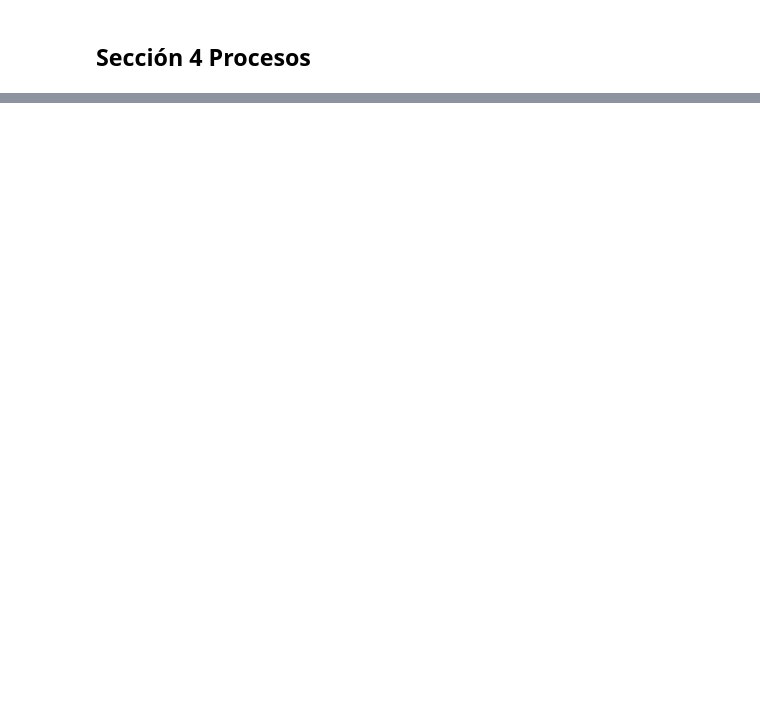
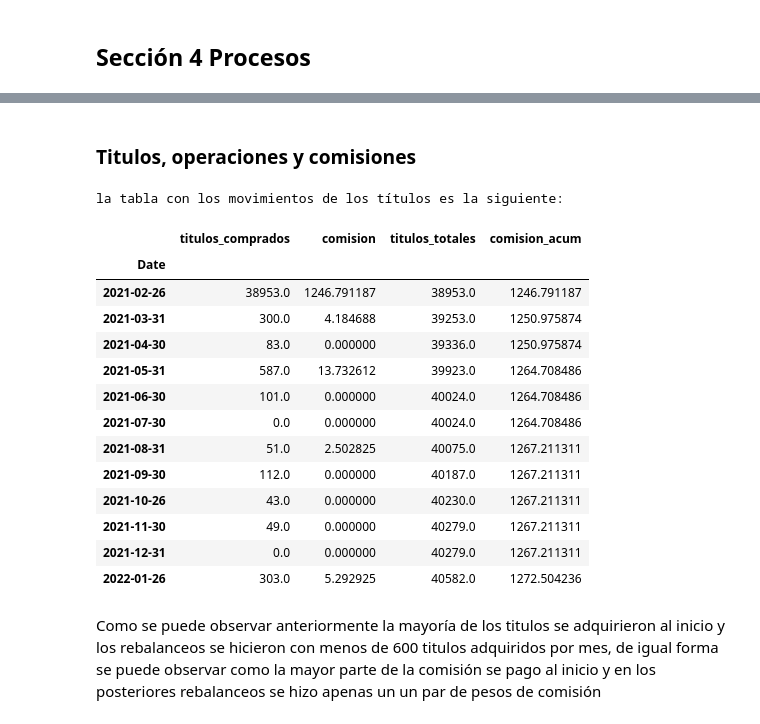
Before and after one commit to Palacios-F/LaboratorioN1, a Jupyter notebook: notebook.ipynb, the cells around one changed output, grey strips where cells are left out. Cells and saved outputs as stored; diff of their text form; code cells hidden in the pictures; blank space fills up the shorter version.

```diff
--- a/notebook.ipynb
+++ b/notebook.ipynb
@@ -24,0 +146,10 @@ Describir, utilizando texto y  otros apoyos visuales como gráficas y diagramas,
+# %%
+efficient_w = fun.port_emv(dt.Returns_d,dt.rf,dt.Sigma_d,4)
+weights_sharpe = fun.short_weigths(dt.Tickers[dt.Tickers != "MXN.MX"].to_list(),efficient_w)
+
+results_active, table_T = fun.active(dt.data_M.loc[:,dt.data_M.columns.isin(weights_sharpe.index.sort_values().to_list())],
+                             weights_sharpe,dt.closes_rend_dates,dt.capital,0.05)
+results_active = fun.tabla_rend(results_active)
+
+print("Los resultados de la estrategia activa son los siguientes: ")
+results_active
@@ -24,0 +181,23 @@ Describir, utilizando texto y  otros apoyos visuales como gráficas y diagramas,
+# %% [markdown]
+### Titulos, operaciones y comisiones
+# %%
+print("la tabla con los movimientos de los títulos es la siguiente: ")
+table_T
+# %% [output]
+la tabla con los movimientos de los títulos es la siguiente:
+|  | titulos_comprados | comision | titulos_totales | comision_acum |
+| Date |  |  |  |  |
+| 2021-02-26 | 38953.0 | 1246.791187 | 38953.0 | 1246.791187 |
+| 2021-03-31 | 300.0 | 4.184688 | 39253.0 | 1250.975874 |
+| 2021-04-30 | 83.0 | 0.000000 | 39336.0 | 1250.975874 |
+| 2021-05-31 | 587.0 | 13.732612 | 39923.0 | 1264.708486 |
+| 2021-06-30 | 101.0 | 0.000000 | 40024.0 | 1264.708486 |
+| 2021-07-30 | 0.0 | 0.000000 | 40024.0 | 1264.708486 |
+| 2021-08-31 | 51.0 | 2.502825 | 40075.0 | 1267.211311 |
+| 2021-09-30 | 112.0 | 0.000000 | 40187.0 | 1267.211311 |
+| 2021-10-26 | 43.0 | 0.000000 | 40230.0 | 1267.211311 |
+| 2021-11-30 | 49.0 | 0.000000 | 40279.0 | 1267.211311 |
+| 2021-12-31 | 0.0 | 0.000000 | 40279.0 | 1267.211311 |
+| 2022-01-26 | 303.0 | 5.292925 | 40582.0 | 1272.504236 |
+# %% [markdown]
+Como se puede observar anteriormente la mayoría de los titulos se adquirieron al inicio y los rebalanceos se hicieron con menos de 600 titulos adquiridos por mes, de igual forma se puede observar como la mayor parte de la comisión se pago al inicio y en los posteriores rebalanceos se hizo apenas un un par de pesos de comisión
```
Also changed, not shown: parts of 22 cells of this notebook, 3 other files.
